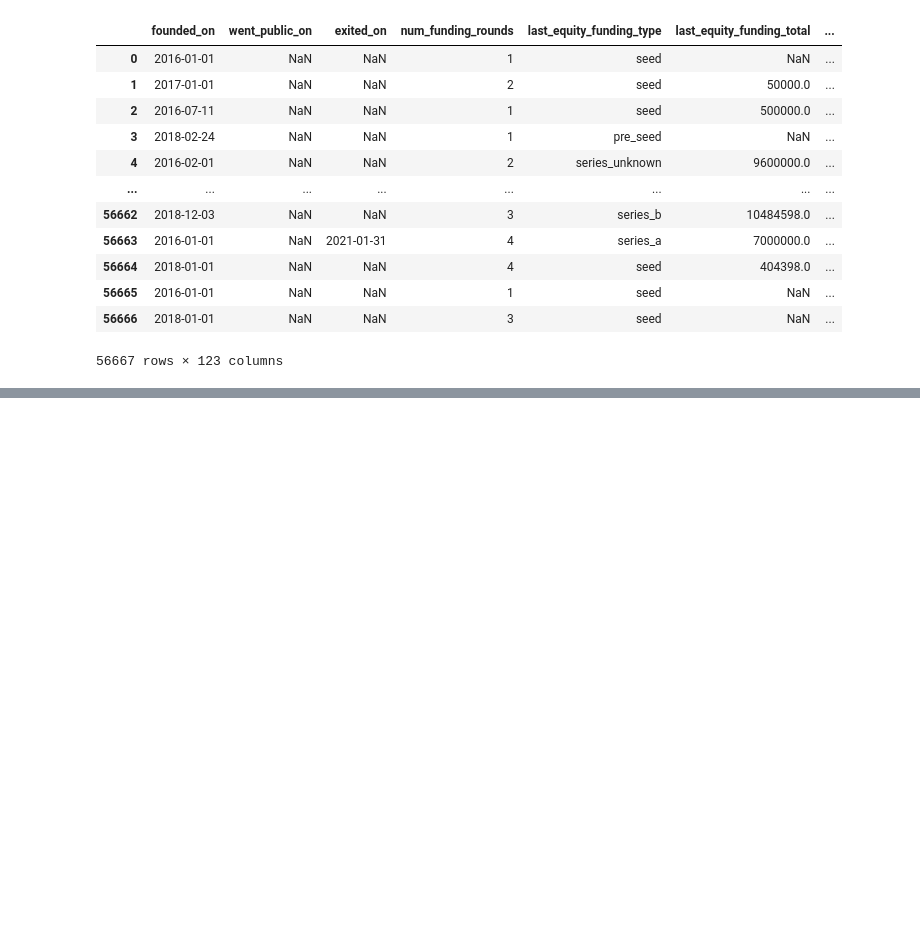
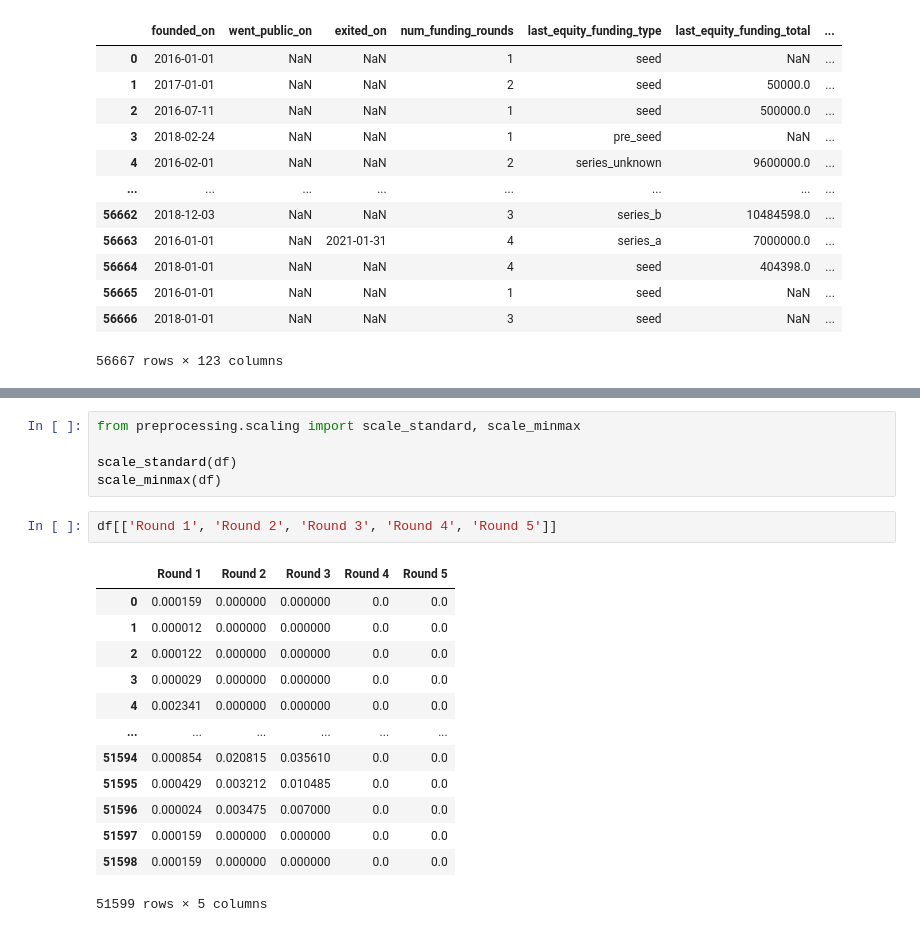
Before and after one commit to annabeldg/startup_project, a Jupyter notebook: test_data.ipynb, the cells around one changed output, grey strips where cells are left out. Drawn from its saved outputs; the diff is of its cells as text; blank space fills up the shorter version.

Commit message:
Preprocessing almost done, balancing misses

```diff
--- a/test_data.ipynb
+++ b/test_data.ipynb
@@ -393,0 +493,21 @@ joined
+# %%
+from preprocessing.scaling import scale_standard, scale_minmax
+
+scale_standard(df)
+scale_minmax(df)
+# %%
+df[['Round 1', 'Round 2', 'Round 3', 'Round 4', 'Round 5']]
+# %% [output]
+|  | Round 1 | Round 2 | Round 3 | Round 4 | Round 5 |
+| 0 | 0.000159 | 0.000000 | 0.000000 | 0.0 | 0.0 |
+| 1 | 0.000012 | 0.000000 | 0.000000 | 0.0 | 0.0 |
+| 2 | 0.000122 | 0.000000 | 0.000000 | 0.0 | 0.0 |
+| 3 | 0.000029 | 0.000000 | 0.000000 | 0.0 | 0.0 |
+| 4 | 0.002341 | 0.000000 | 0.000000 | 0.0 | 0.0 |
+| ... | ... | ... | ... | ... | ... |
+| 51594 | 0.000854 | 0.020815 | 0.035610 | 0.0 | 0.0 |
+| 51595 | 0.000429 | 0.003212 | 0.010485 | 0.0 | 0.0 |
+| 51596 | 0.000024 | 0.003475 | 0.007000 | 0.0 | 0.0 |
+| 51597 | 0.000159 | 0.000000 | 0.000000 | 0.0 | 0.0 |
+| 51598 | 0.000159 | 0.000000 | 0.000000 | 0.0 | 0.0 |
+51599 rows × 5 columns
```
Also changed, not shown: parts of 14 cells of this notebook, 3 other files.
